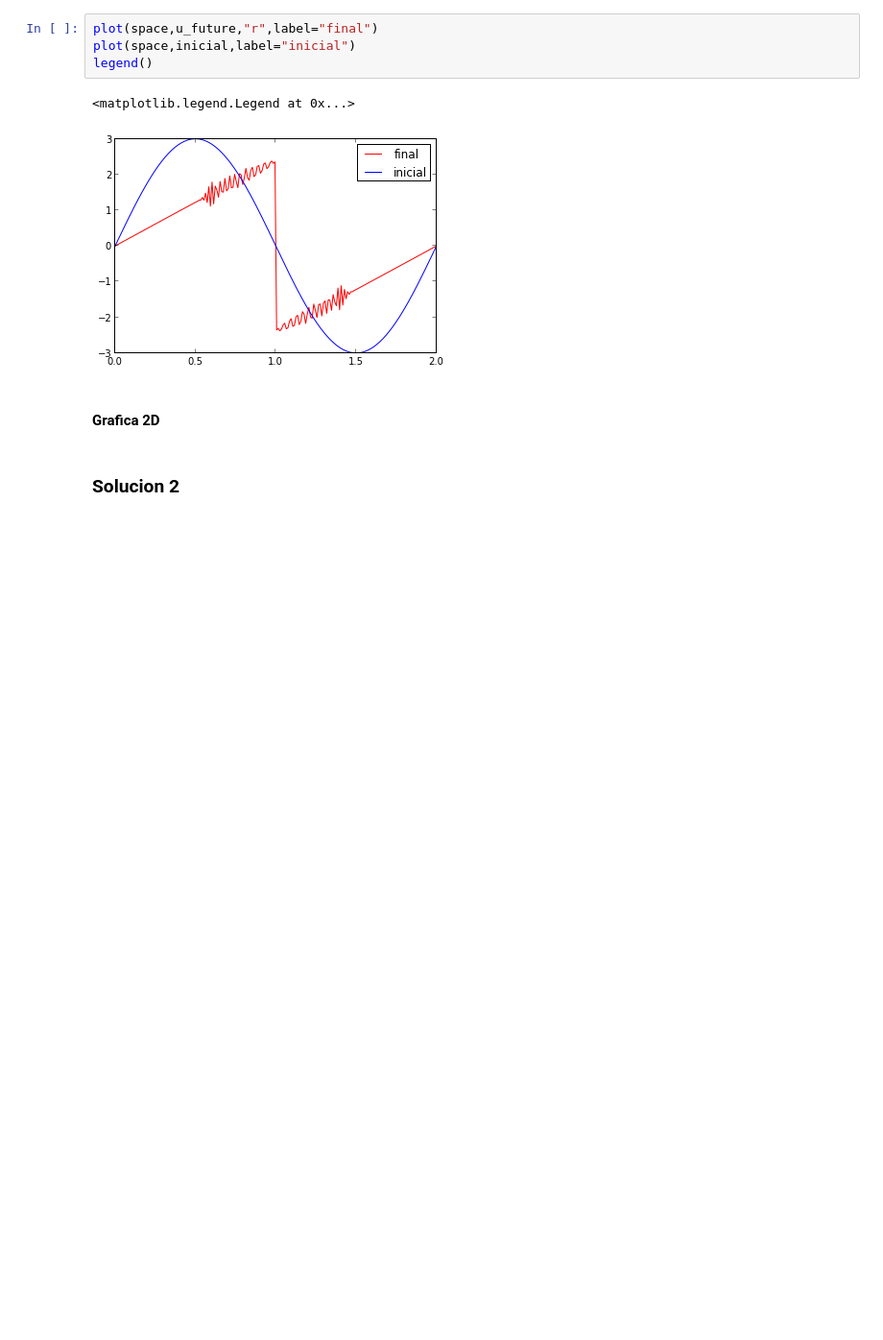
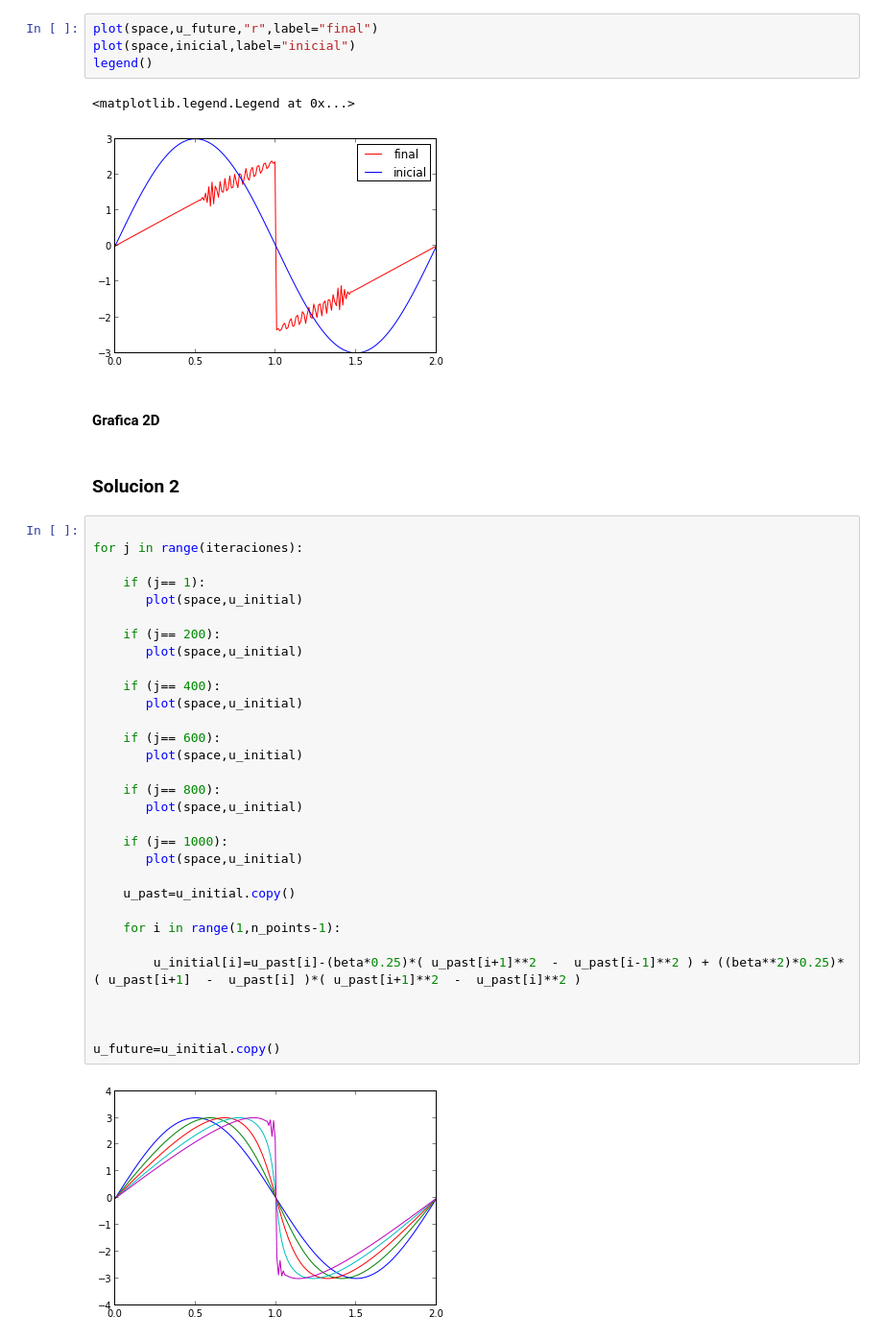
Before and after one commit to nana0220/Tarea-7, a Jupyter notebook: New burg_eq.ipynb, the cells around one changed output. Shown: that part at 96% size. Drawn from its saved outputs; the diff is of its cells as text; blank space fills up the shorter version.

```diff
--- a/New burg_eq.ipynb
+++ b/New burg_eq.ipynb
@@ -68,3 +86,36 @@ legend()
 #### Grafica 2D
 # %% [markdown]
 ### Solucion 2
+# %%
+
+for j in range(iteraciones):
+
+    if (j== 1):
+       plot(space,u_initial)
+
+    if (j== 200):
+       plot(space,u_initial)
+
+    if (j== 400):
+       plot(space,u_initial)
+
+    if (j== 600):
+       plot(space,u_initial)
+
+    if (j== 800):
+       plot(space,u_initial)
+
+    if (j== 1000):
+       plot(space,u_initial)
+
+    u_past=u_initial.copy()
+
+    for i in range(1,n_points-1):
+
+        u_initial[i]=u_past[i]-(beta*0.25)*( u_past[i+1]**2  -  u_past[i-1]**2 ) + ((beta**2)*0.25)*( u_past[i+1]  -  u_past[i] )*( u_past[i+1]**2  -  u_past[i]**2 )
+
+
+
+u_future=u_initial.copy()
+# %% [output]
+[figure, added]
```
Also changed, not shown: parts of 4 cells of this notebook.
